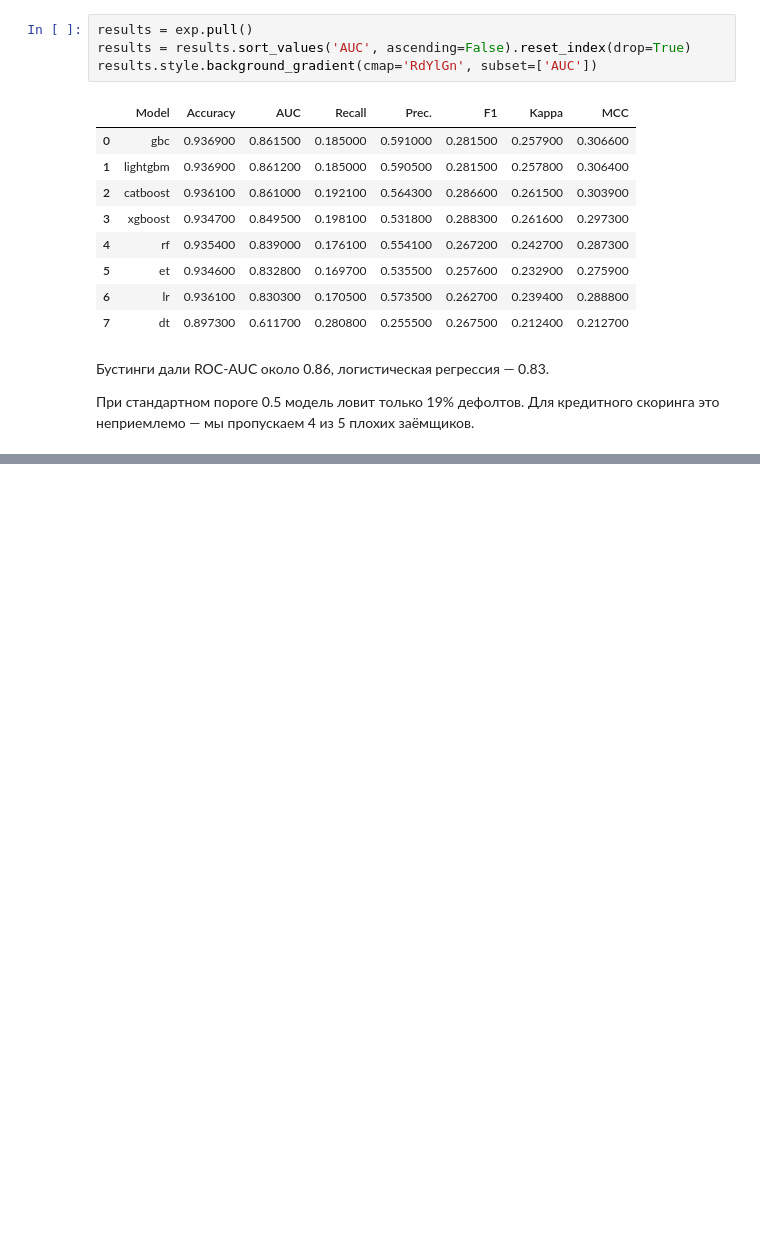
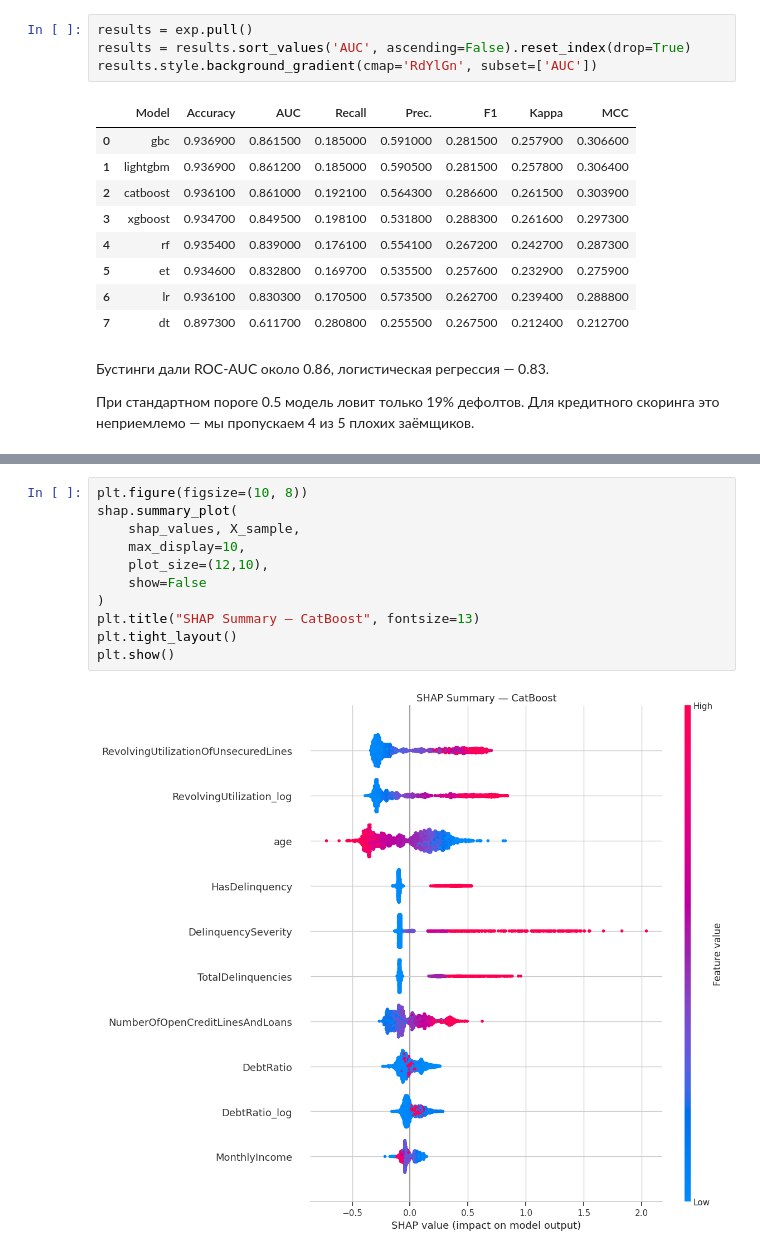
Before and after one commit to GiannisAnte/credit-scoring-case, a Jupyter notebook: credit_scoring_case.ipynb, the cells around one changed output, grey strips where cells are left out. Saved outputs shown, nothing was run; the diff lists cells and outputs as text; blank space fills up the shorter version.

```diff
--- a/credit_scoring_case.ipynb
+++ b/credit_scoring_case.ipynb
@@ -1044,0 +1383,13 @@ results.style.background_gradient(cmap='RdYlGn', subset=['AUC'])
+# %%
+plt.figure(figsize=(10, 8))
+shap.summary_plot(
+    shap_values, X_sample,
+    max_display=10,
+    plot_size=(12,10),
+    show=False
+)
+plt.title("SHAP Summary — CatBoost", fontsize=13)
+plt.tight_layout()
+plt.show()
+# %% [output]
+[figure, added]
```
Also changed, not shown: parts of 20 cells of this notebook.
